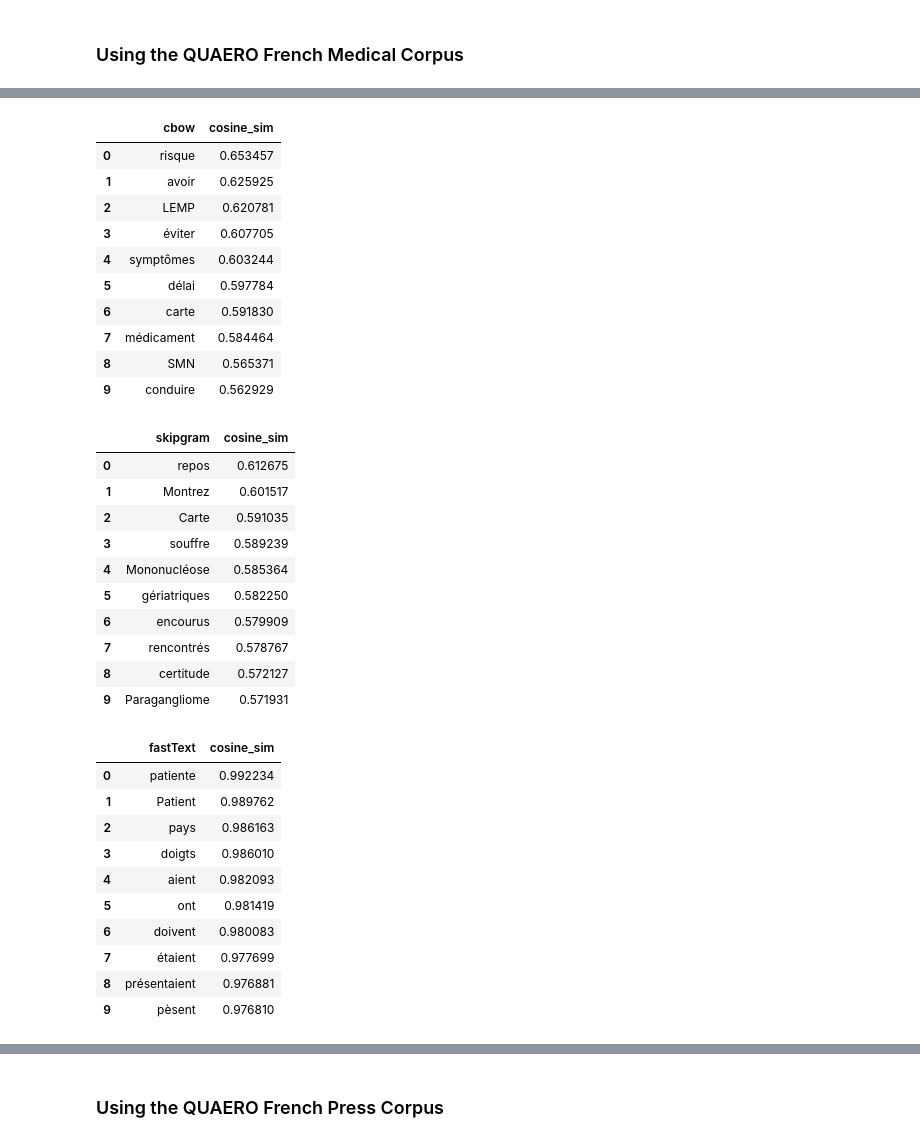
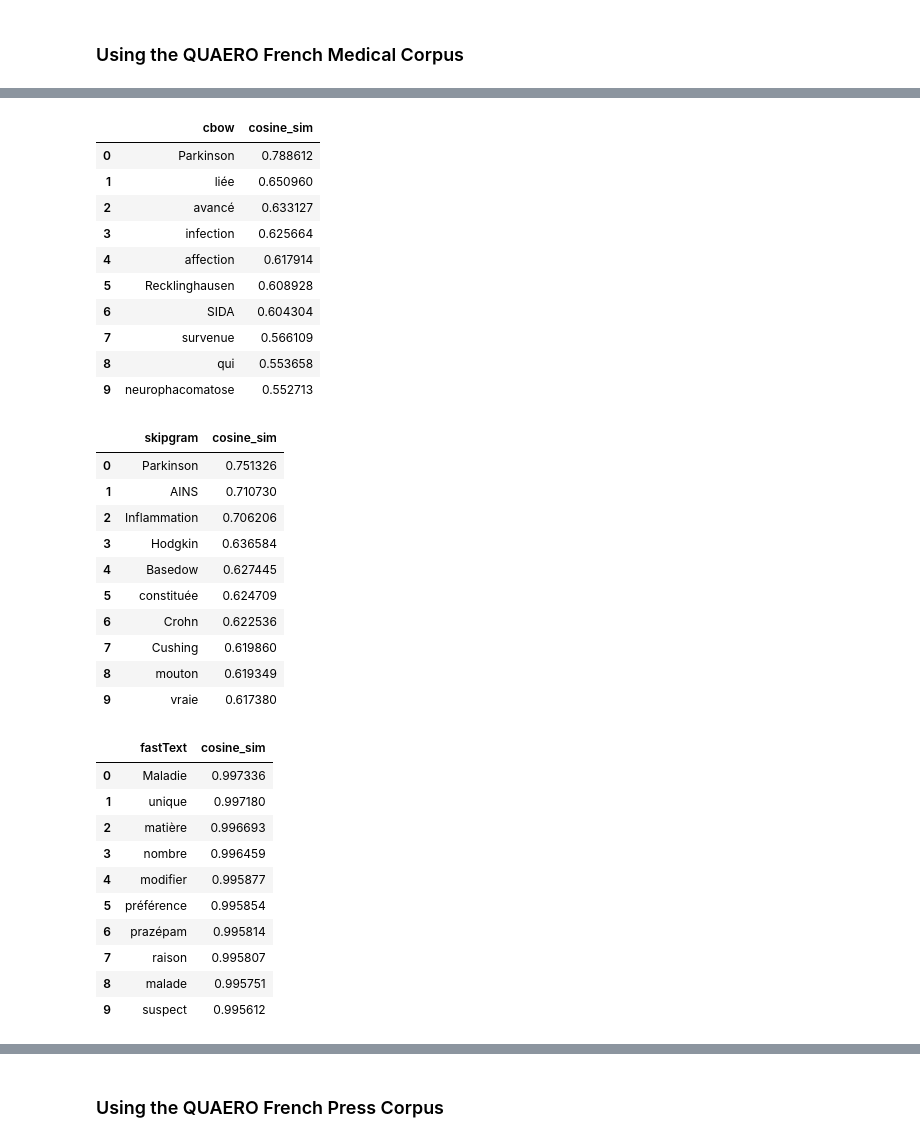
Before and after one commit to damounayman/Text-Mining-and-Chatbots, a Jupyter notebook: Word embeddings/Word embeddings training.ipynb, the cells around one changed output, grey strips where cells are left out. Saved outputs shown, nothing was run; the diff lists cells and outputs as text; code cells hidden in the pictures.

```diff
--- a/Word embeddings/Word embeddings training.ipynb
+++ b/Word embeddings/Word embeddings training.ipynb
@@ -263,38 +261,38 @@ display_similar(w2,topn=10)
 # %%
-w3=['maladie']
-display_similar(w3,topn=10)
+w1=['maladie']
+display_similar(w1,topn=10)
 # %% [output]
 |  | cbow | cosine_sim |
-| 0 | risque | 0.653457 |
-| 1 | avoir | 0.625925 |
-| 2 | LEMP | 0.620781 |
-| 3 | éviter | 0.607705 |
-| 4 | symptômes | 0.603244 |
-| 5 | délai | 0.597784 |
-| 6 | carte | 0.591830 |
-| 7 | médicament | 0.584464 |
-| 8 | SMN | 0.565371 |
-| 9 | conduire | 0.562929 |
+| 0 | Parkinson | 0.788612 |
+| 1 | liée | 0.650960 |
+| 2 | avancé | 0.633127 |
+| 3 | infection | 0.625664 |
+| 4 | affection | 0.617914 |
+| 5 | Recklinghausen | 0.608928 |
+| 6 | SIDA | 0.604304 |
+| 7 | survenue | 0.566109 |
+| 8 | qui | 0.553658 |
+| 9 | neurophacomatose | 0.552713 |
 |  | skipgram | cosine_sim |
-| 0 | repos | 0.612675 |
-| 1 | Montrez | 0.601517 |
-| 2 | Carte | 0.591035 |
-| 3 | souffre | 0.589239 |
-| 4 | Mononucléose | 0.585364 |
-| 5 | gériatriques | 0.582250 |
-| 6 | encourus | 0.579909 |
-| 7 | rencontrés | 0.578767 |
-| 8 | certitude | 0.572127 |
-| 9 | Paragangliome | 0.571931 |
+| 0 | Parkinson | 0.751326 |
+| 1 | AINS | 0.710730 |
+| 2 | Inflammation | 0.706206 |
+| 3 | Hodgkin | 0.636584 |
+| 4 | Basedow | 0.627445 |
+| 5 | constituée | 0.624709 |
+| 6 | Crohn | 0.622536 |
+| 7 | Cushing | 0.619860 |
+| 8 | mouton | 0.619349 |
+| 9 | vraie | 0.617380 |
 |  | fastText | cosine_sim |
-| 0 | patiente | 0.992234 |
-| 1 | Patient | 0.989762 |
-| 2 | pays | 0.986163 |
-| 3 | doigts | 0.986010 |
-| 4 | aient | 0.982093 |
-| 5 | ont | 0.981419 |
-| 6 | doivent | 0.980083 |
-| 7 | étaient | 0.977699 |
-| 8 | présentaient | 0.976881 |
-| 9 | pèsent | 0.976810 |
+| 0 | Maladie | 0.997336 |
+| 1 | unique | 0.997180 |
+| 2 | matière | 0.996693 |
+| 3 | nombre | 0.996459 |
+| 4 | modifier | 0.995877 |
+| 5 | préférence | 0.995854 |
+| 6 | prazépam | 0.995814 |
+| 7 | raison | 0.995807 |
+| 8 | malade | 0.995751 |
+| 9 | suspect | 0.995612 |
 # %%
```
Also changed, not shown: parts of 18 cells of this notebook.
